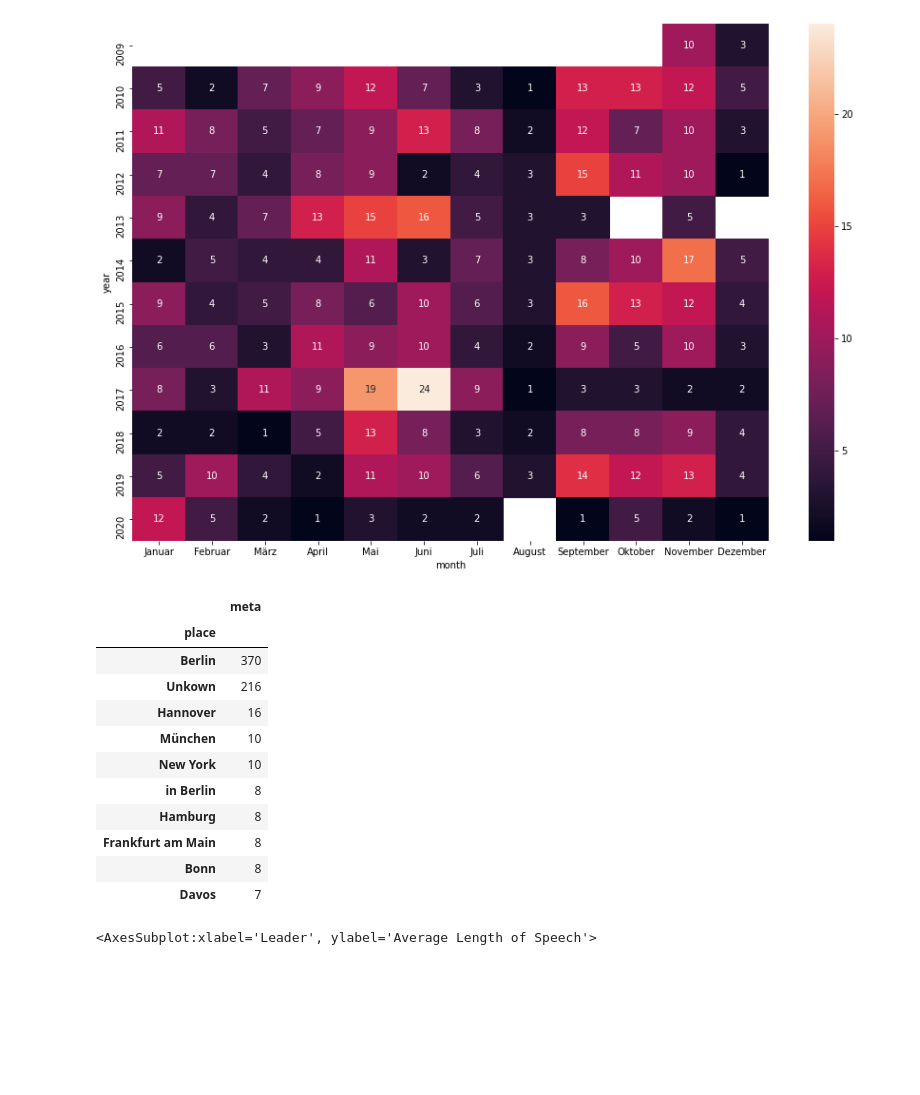
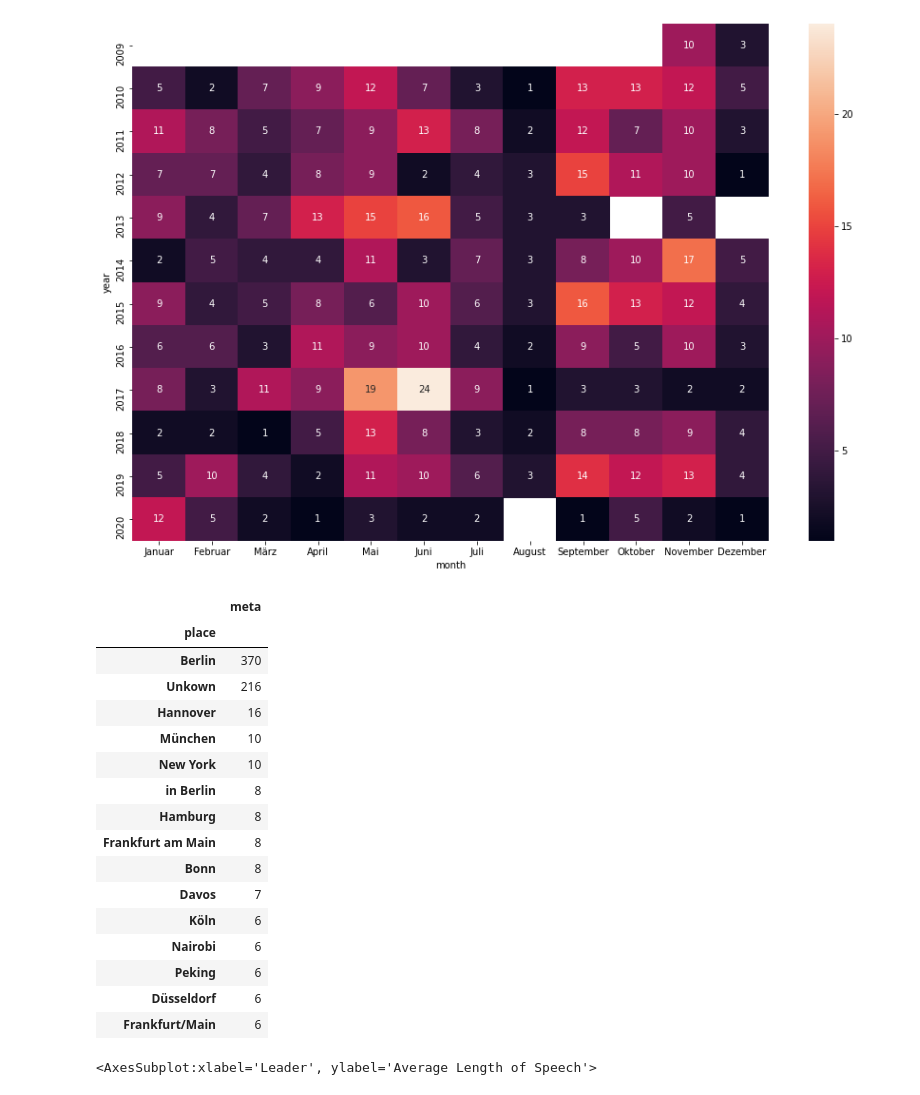
Before and after one commit to maydinn/speech_analsis_merkel_steinmeir, a Jupyter notebook: speech_anlysis_merkel_steinmeir.ipynb, the cells around one changed output. Drawn from its saved outputs; the diff is of its cells as text; code cells hidden in the pictures; blank space fills up the shorter version.

```diff
--- a/speech_anlysis_merkel_steinmeir.ipynb
+++ b/speech_anlysis_merkel_steinmeir.ipynb
@@ -472,20 +472,25 @@ sns.heatmap(table1, annot=True)
 [figure]
 # %%
 #how many speeches per place she made
-merkel.groupby('place').count()[['meta']].sort_values('meta', ascending=False).head(10)
+merkel.groupby('place').count()[['meta']].sort_values('meta', ascending=False).head(15)
 # %% [output]
 |  | meta |
 | place |  |
 | Berlin | 370 |
 | Unkown | 216 |
 | Hannover | 16 |
 | München | 10 |
 | New York | 10 |
 | in Berlin | 8 |
 | Hamburg | 8 |
 | Frankfurt am Main | 8 |
 | Bonn | 8 |
 | Davos | 7 |
+| Köln | 6 |
+| Nairobi | 6 |
+| Peking | 6 |
+| Düsseldorf | 6 |
+| Frankfurt/Main | 6 |
 # %%
 #bar plots for their lengths of speeches
 sns.barplot(x='Leader',y='Average Length of Speech',data=pd.DataFrame(zip([merkel.text.apply(lambda x: len(x.split())).mean(), steinmeier.text.apply(lambda x: len(x.split())).mean()],['merkel','steinmeir']),
```
Also changed, not shown: parts of 22 cells of this notebook, 1 other file.
